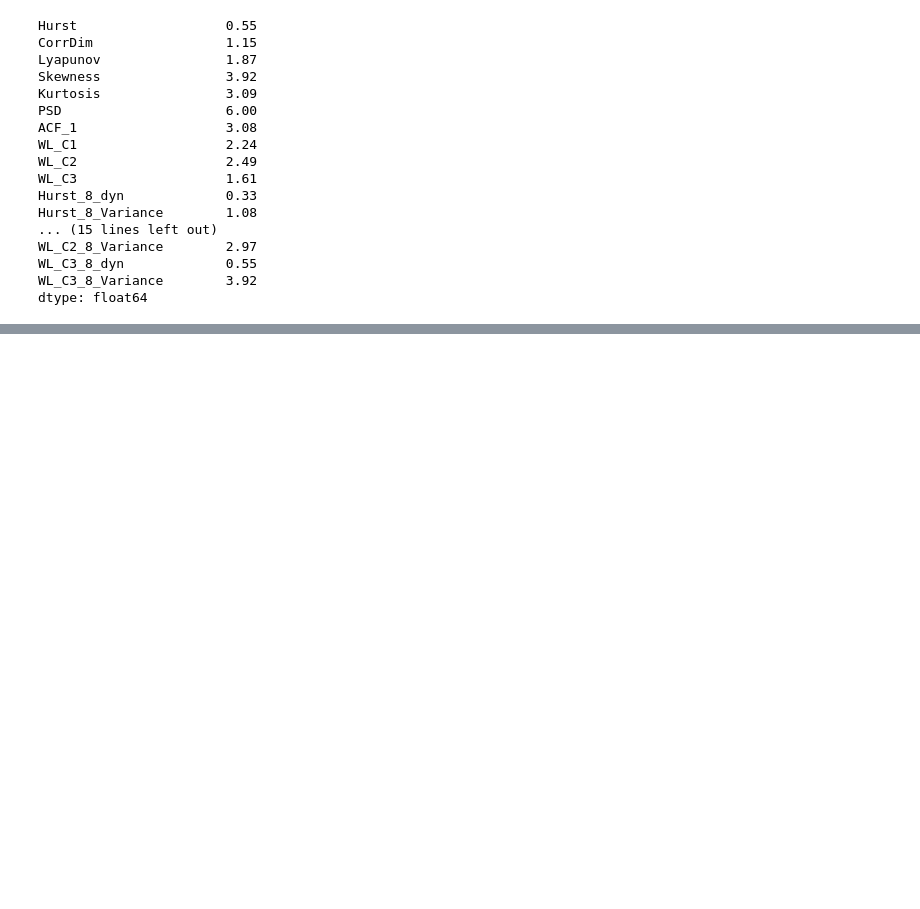
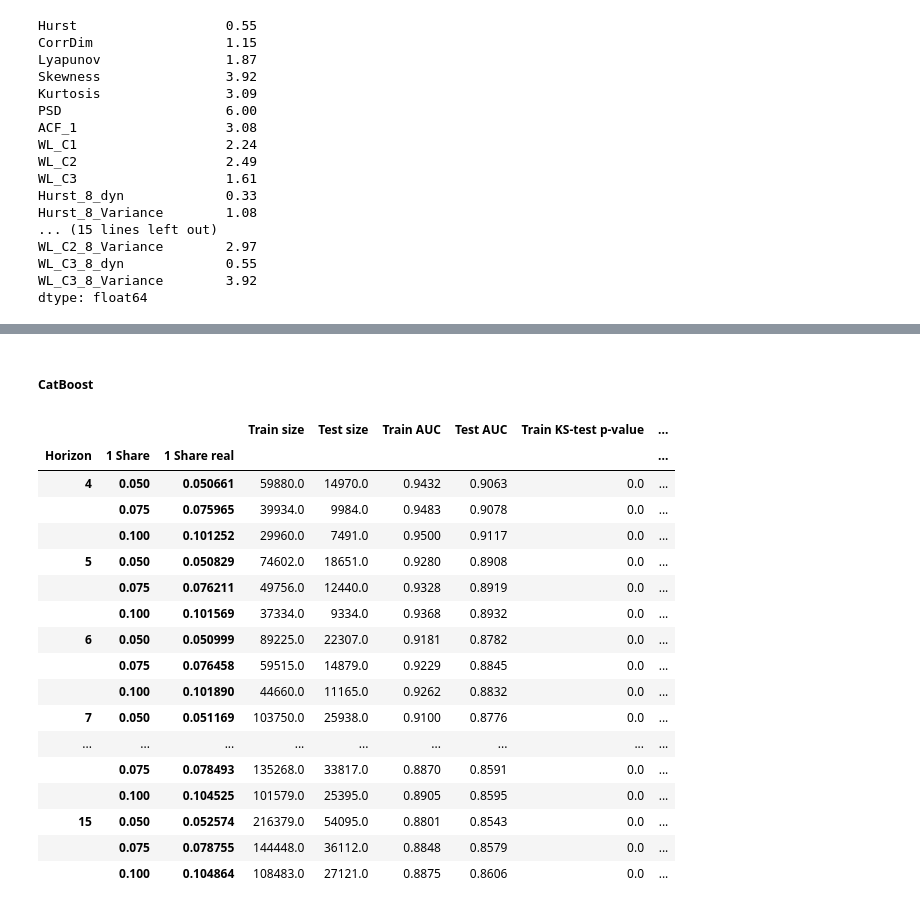
Before and after one commit to lebedevaale/early_warning_model, a Jupyter notebook: modelling.ipynb, the cells around one changed output, grey strips where cells are left out. Drawn from its saved outputs; the diff is of its cells as text; code cells hidden in the pictures; blank space fills up the shorter version.

```diff
--- a/modelling.ipynb
+++ b/modelling.ipynb
@@ -643,0 +821,35 @@ dtype: float64
+# %% [markdown]
+##### CatBoost
+# %%
+# Choose binary target and other parameters
+model = 'CatBoost'
+
+# Iterate over the chosen parameters and optimize classification models, then save all the results to the dataframe
+res = fun.model(data_logdyn, target, horizons, shares, states = list(range(0, 1000, 100)), model = model, target_metric = 'Precision')
+
+# Save results and create pivot based on the horizon and 1 share parameters
+coeffs_cols = data_logdyn.columns.drop(['Volume', 'MA100', 'MV100', 'Rise', 'Distance', 'Index', 'Ticker'])
+res_means = fun.save_results(res,
+                             list(coeffs_cols),
+                             model = model,
+                             path = path)
+res_means
+# %% [output]
+|  |  |  | Train size | Test size | Train AUC | Test AUC | Train KS-test p-value | ... |
+| Horizon | 1 Share | 1 Share real |  |  |  |  |  | ... |
+| 4 | 0.050 | 0.050661 | 59880.0 | 14970.0 | 0.9432 | 0.9063 | 0.0 | ... |
+|  | 0.075 | 0.075965 | 39934.0 | 9984.0 | 0.9483 | 0.9078 | 0.0 | ... |
+|  | 0.100 | 0.101252 | 29960.0 | 7491.0 | 0.9500 | 0.9117 | 0.0 | ... |
+| 5 | 0.050 | 0.050829 | 74602.0 | 18651.0 | 0.9280 | 0.8908 | 0.0 | ... |
+|  | 0.075 | 0.076211 | 49756.0 | 12440.0 | 0.9328 | 0.8919 | 0.0 | ... |
+|  | 0.100 | 0.101569 | 37334.0 | 9334.0 | 0.9368 | 0.8932 | 0.0 | ... |
+| 6 | 0.050 | 0.050999 | 89225.0 | 22307.0 | 0.9181 | 0.8782 | 0.0 | ... |
+|  | 0.075 | 0.076458 | 59515.0 | 14879.0 | 0.9229 | 0.8845 | 0.0 | ... |
+|  | 0.100 | 0.101890 | 44660.0 | 11165.0 | 0.9262 | 0.8832 | 0.0 | ... |
+| 7 | 0.050 | 0.051169 | 103750.0 | 25938.0 | 0.9100 | 0.8776 | 0.0 | ... |
+| ... | ... | ... | ... | ... | ... | ... | ... | ... |
+|  | 0.075 | 0.078493 | 135268.0 | 33817.0 | 0.8870 | 0.8591 | 0.0 | ... |
+|  | 0.100 | 0.104525 | 101579.0 | 25395.0 | 0.8905 | 0.8595 | 0.0 | ... |
+| 15 | 0.050 | 0.052574 | 216379.0 | 54095.0 | 0.8801 | 0.8543 | 0.0 | ... |
+|  | 0.075 | 0.078755 | 144448.0 | 36112.0 | 0.8848 | 0.8579 | 0.0 | ... |
+|  | 0.100 | 0.104864 | 108483.0 | 27121.0 | 0.8875 | 0.8606 | 0.0 | ... |
```
Also changed, not shown: parts of 26 cells of this notebook, 12 other files.
